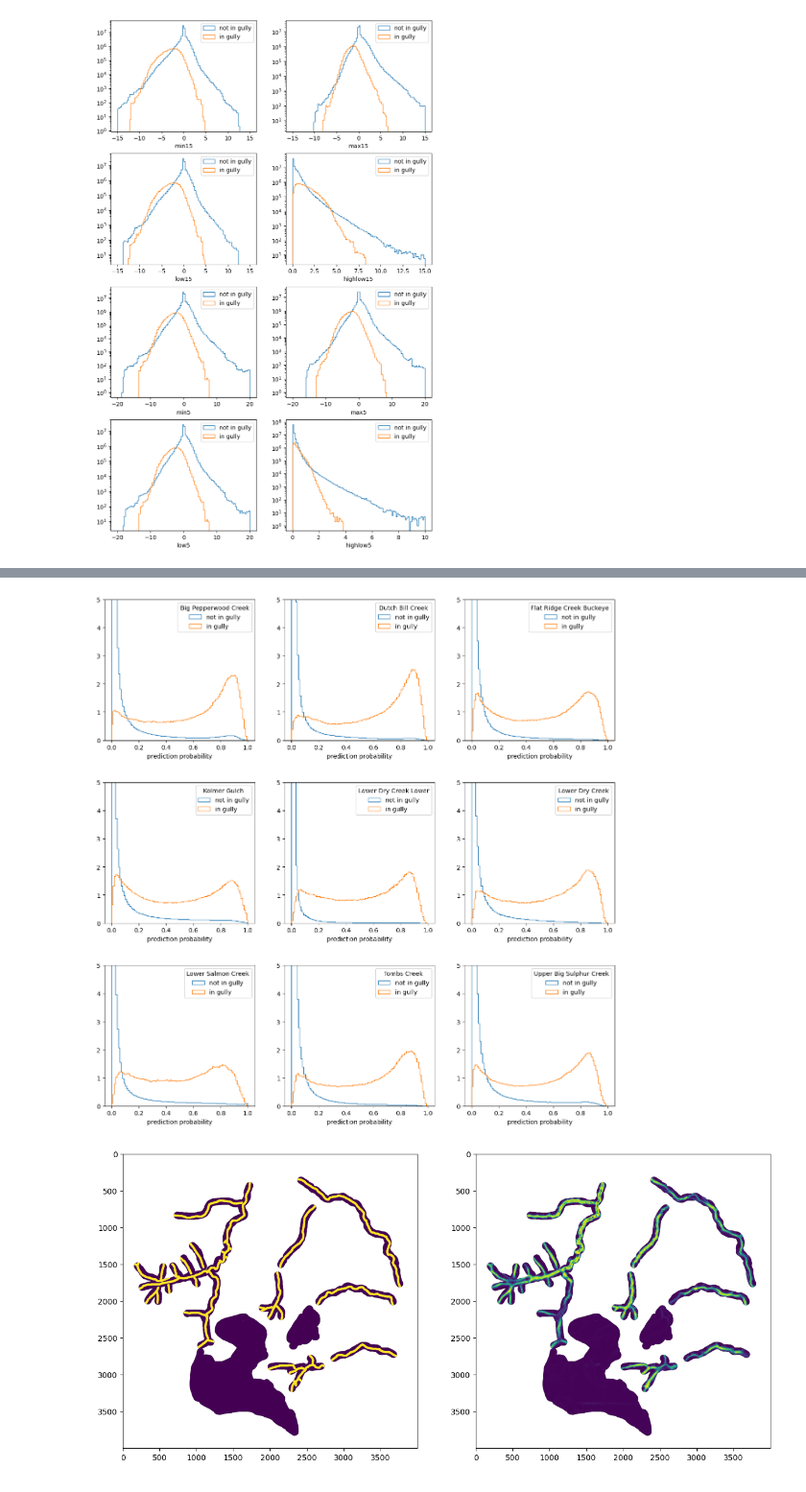
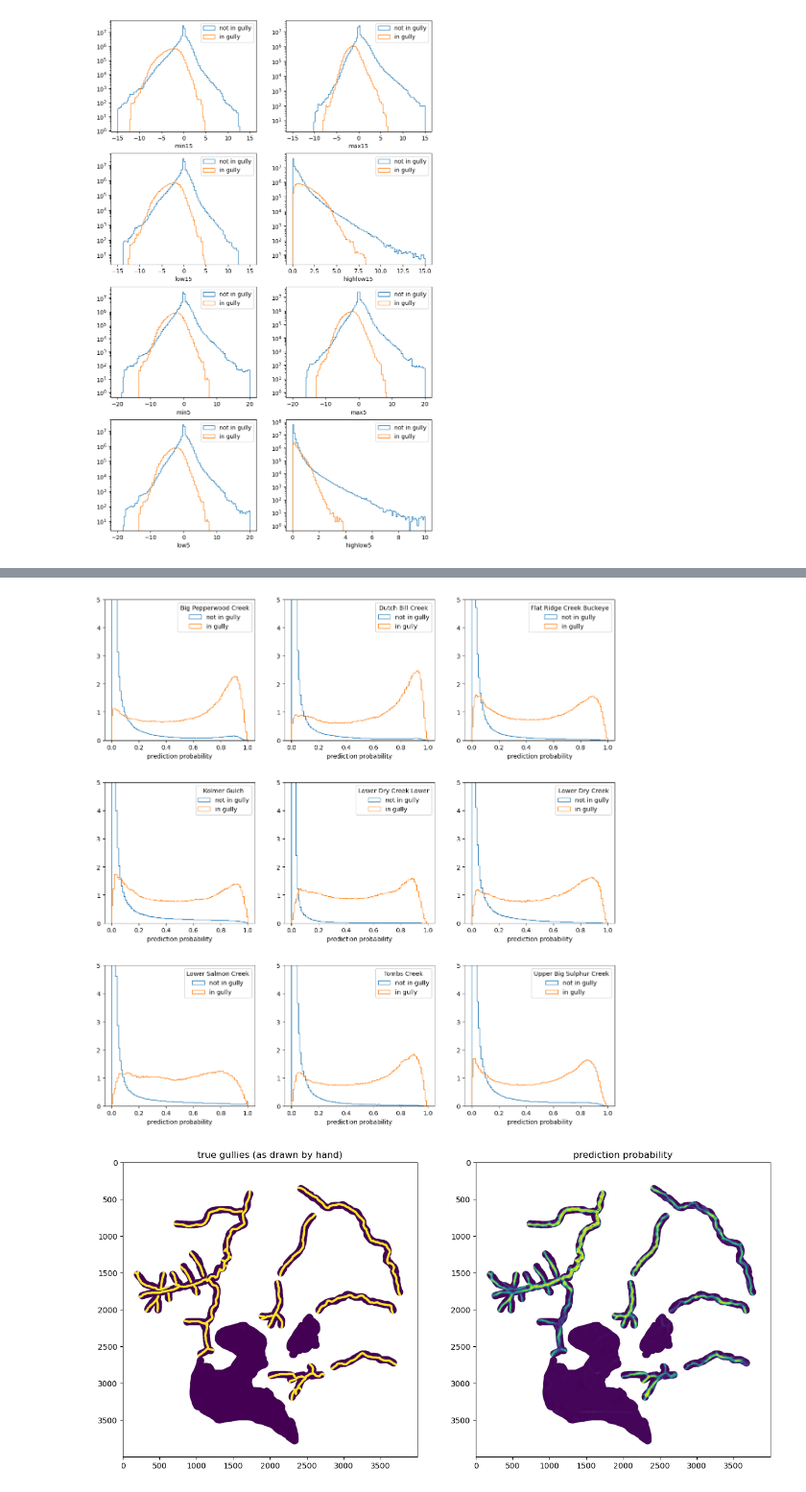
Before and after one commit to dsi-rse/gully-map, a Jupyter notebook: notebooks/fit-to-hand-labeled-data.ipynb, the cells around one changed output, grey strips where cells are left out. Shown: that part at 96% size. Saved outputs shown, nothing was run; the diff lists cells and outputs as text; code cells hidden in the pictures.

```diff
--- a/notebooks/fit-to-hand-labeled-data.ipynb
+++ b/notebooks/fit-to-hand-labeled-data.ipynb
@@ -97,32 +97,20 @@ del metrics
 
 features = [
     "min15",
-    "max15",
-    "low15",
-    "highlow15",
-    "min5",
-    "max5",
-    "low5",
-    "highlow5",
-    "low15 * highlow15",
-    "low15 * highlow5",
-    "low5 * highlow15",
-    "low5 * highlow5",
+    "low15 - min15",
+    "high15 - low15",
+    "min5 - min15",
+    "high5 - low5",
+    "low15 * (high15 - low15)",
 ]
 
 X = np.stack([
     allmetrics["min15"],
-    allmetrics["max15"],
-    allmetrics["low15"],
+    allmetrics["low15"] - allmetrics["min15"],
     allmetrics["highlow15"],
-    allmetrics["min5"],
-    allmetrics["max5"],
-    allmetrics["low5"],
+    allmetrics["min5"] - allmetrics["min15"],
     allmetrics["highlow5"],
     allmetrics["low15"] * allmetrics["highlow15"],
-    allmetrics["low15"] * allmetrics["highlow5"],
-    allmetrics["low5"] * allmetrics["highlow15"],
-    allmetrics["low5"] * allmetrics["highlow5"],
 ]).T
 Y = alltruth
 
@@ -231,7 +218,7 @@ plt.subplots_adjust(hspace=0.3)
 
 None
 # %% [output]
-[figure, old version]
+[figure, new version]
 # %%
 name = "dutch"
 
@@ -261,17 +248,11 @@ for metric in metrics:
 # %%
 X_test = np.stack([
     metrics["min15"],
-    metrics["max15"],
-    metrics["low15"],
+    metrics["low15"] - metrics["min15"],
     metrics["highlow15"],
-    metrics["min5"],
-    metrics["max5"],
-    metrics["low5"],
+    metrics["min5"] - metrics["min15"],
     metrics["highlow5"],
     metrics["low15"] * metrics["highlow15"],
-    metrics["low15"] * metrics["highlow5"],
-    metrics["low5"] * metrics["highlow15"],
-    metrics["low5"] * metrics["highlow5"],
 ]).transpose(1, 2, 0)
 
 assert not np.isnan(X_test[mask]).any()
@@ -282,9 +263,12 @@ probability[~mask] = np.nan
 # %%
 fig, (ax1, ax2) = plt.subplots(1, 2, figsize=(15, 10))
 
 ax1.imshow(gully[15000:19000, 14000:18000])
 ax2.imshow(probability[15000:19000, 14000:18000])
 
+ax1.set_title("true gullies (as drawn by hand)")
+ax2.set_title("prediction probability")
+
 None
 # %% [output]
-[figure, old version]
+[figure, new version]
```
Also changed, not shown: parts of 7 cells of this notebook.
